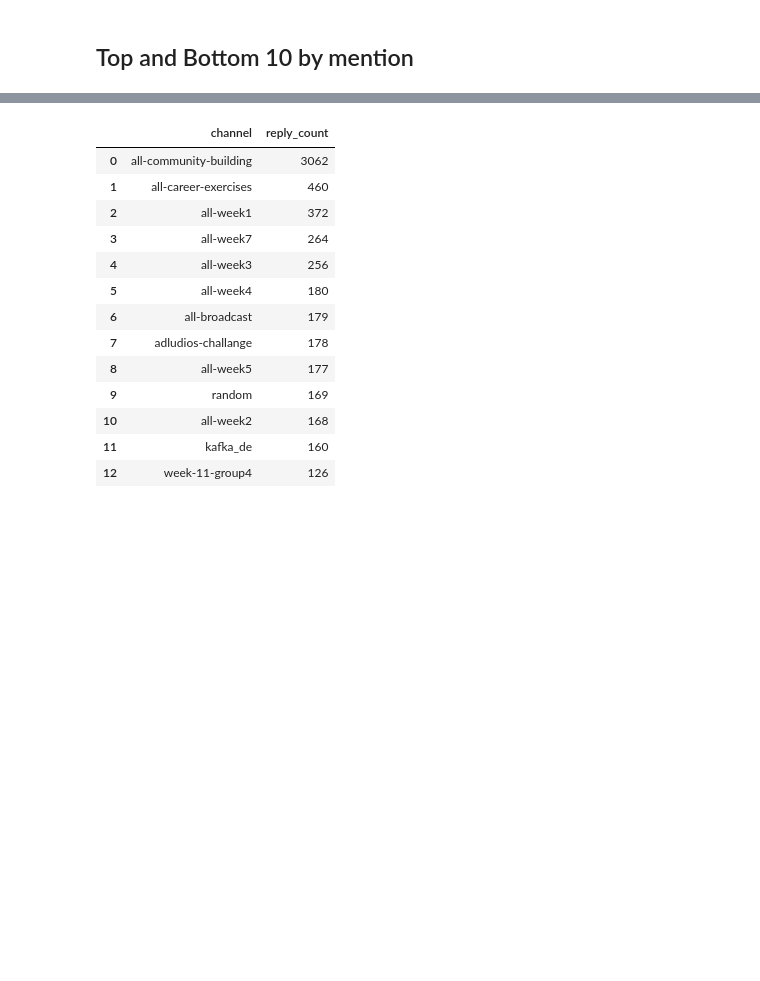
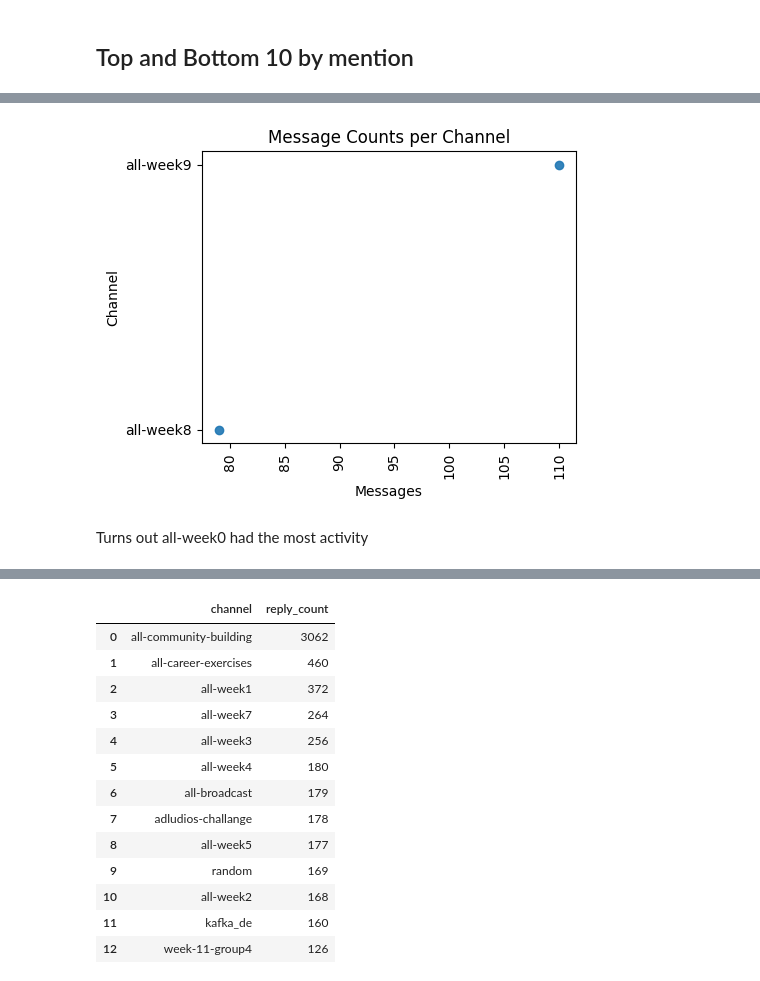
Before and after one commit to biniyam69/tenx-tasks, a Jupyter notebook: notebooks/parse_slack_data.ipynb, the cells around one changed output, grey strips where cells are left out. Saved outputs shown, nothing was run; the diff lists cells and outputs as text; code cells hidden in the pictures; blank space fills up the shorter version.

```diff
--- a/notebooks/parse_slack_data.ipynb
+++ b/notebooks/parse_slack_data.ipynb
@@ -351,0 +470,15 @@ message_counts_df.head(15)
+# %%
+#plot of which channel has more activity in a 2d plot
+
+plt.figure(figsize=(5, 4))
+plt.scatter(message_counts_df['count'],message_counts_df['channel'], alpha=0.9)
+plt.xlabel('Messages')
+plt.ylabel('Channel')
+plt.title('Message Counts per Channel')
+plt.xticks(rotation=90)
+plt.tight_layout()
+plt.show()
+# %% [output]
+[figure, added]
+# %% [markdown]
+Turns out all-week0 had the most activity
```
Also changed, not shown: parts of 23 cells of this notebook, 2 other files.
